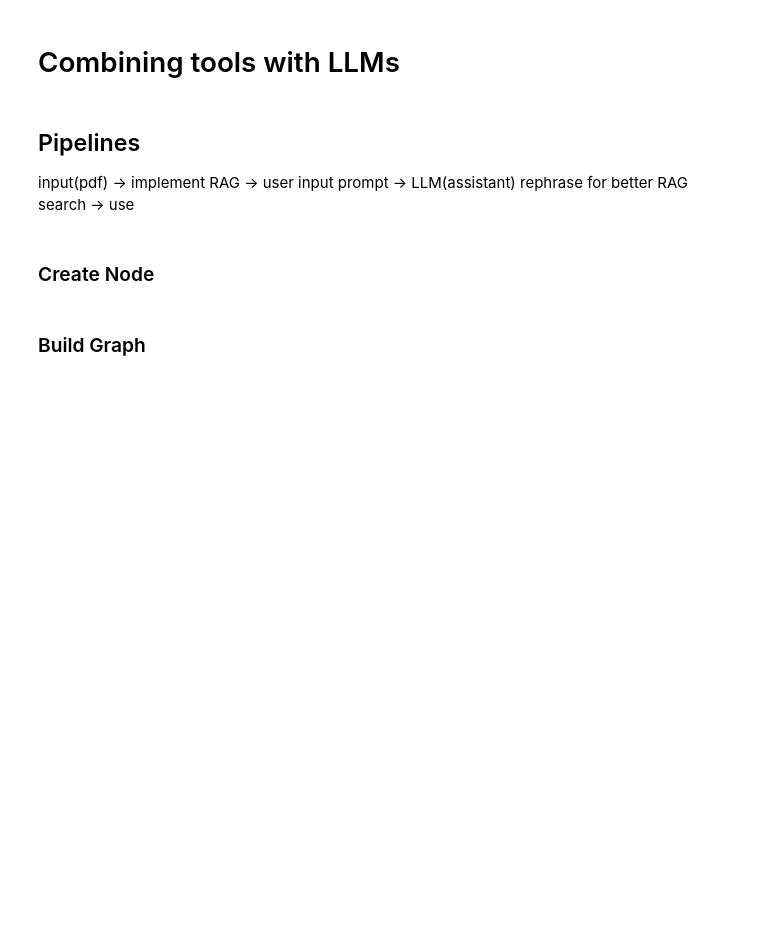
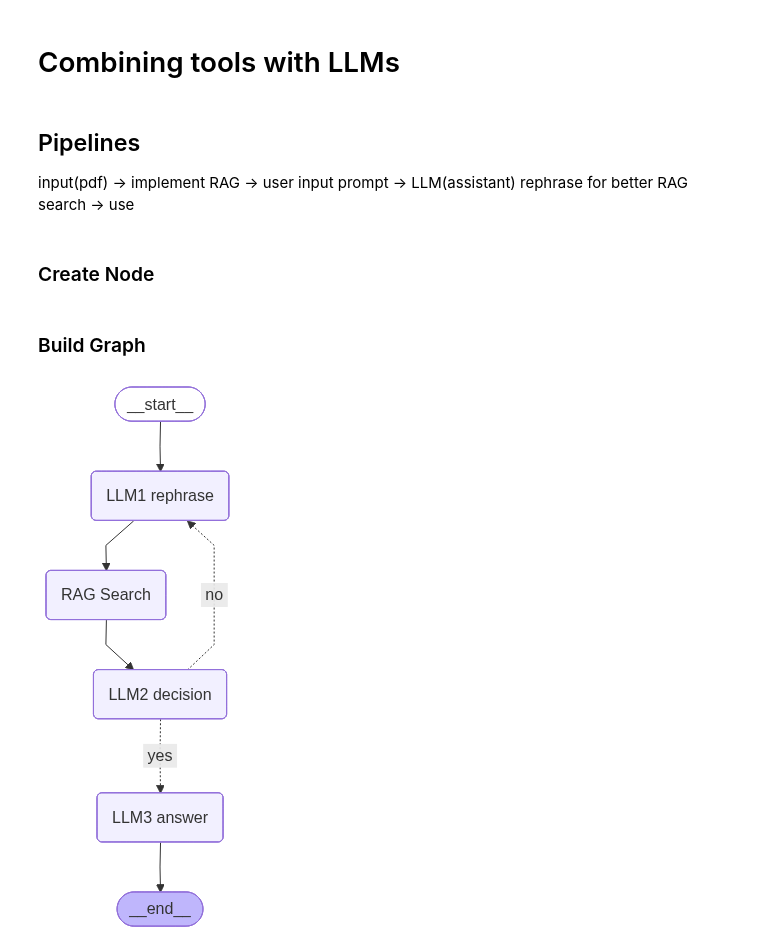
Before and after one commit to LouiZz04/RAGBOT, a Jupyter notebook: main.ipynb, the cells around one changed output. Saved outputs shown, nothing was run; the diff lists cells and outputs as text; code cells hidden in the pictures; blank space fills up the shorter version.

Commit message:
built graph

```diff
--- a/main.ipynb
+++ b/main.ipynb
@@ -57,16 +59,16 @@ def LLM1_rephrase(state: AgentState) -> None:
 # %%
 def RAG_search(state: AgentState) -> None:
-    state["context"].clear()
+    state["retreived_vectors"].clear()
     retreive = Chroma(persist_directory="chroma_db_data", embedding_function=data_transformation.embed_model)
     retriever = retreive.as_retriever(
     search_type="similarity",
     search_kwargs={"k": 5}
     )
     # This method lives inside the 'retriever' variable you just made
-    retrieved_docs = retriever.invoke(state["rephrased"])
+    retrieved_docs = retriever.invoke(state["LLM1_rephrased"])
 
     for i in retrieved_docs:
-        state["context"].append(i.page_content)
+        state["retreived_vectors"].append(i.page_content)
 # %%
 def LLM2_decision(state: AgentState) -> None:
     system_prompt = f"""
@@ -75,10 +77,10 @@ def LLM2_decision(state: AgentState) -> None:
     Give a binary score 'yes' or 'no' score to indicate whether the document is relevant to the question.
 
     question:
-    {state["question"]}
+    {state["user_input"]}
 
     retreived context:
-    {"\n".join(state["context"])}
+    {"\n".join(state["retreived_vectors"])}
     """
 
-    state["relevance"] = llm.invoke(system_prompt).content
+    state["LLM2_decision"] = llm.invoke(system_prompt).content
@@ -84,0 +112,6 @@ def LLM2_decision(state: AgentState) -> None:
+# %%
+def decision(state: AgentState) -> Literal["yes", "no"]:
+
+    if state["counter"]>3 or state["LLM2_decision"] == "yes":
+        return "yes"
+    return "no"
@@ -85,2 +124,28 @@ def LLM2_decision(state: AgentState) -> None:
 # %% [markdown]
 ### Build Graph
+# %%
+from IPython.display import Image, display
+
+builder = StateGraph(AgentState)
+
+builder.add_node("LLM1 rephrase", LLM1_rephrase)
+builder.add_node("RAG Search", RAG_search)
+builder.add_node("LLM2 decision", LLM2_decision)
+builder.add_node("LLM3 answer", LLM3_answer)
+
+builder.add_edge(START, "LLM1 rephrase")
+builder.add_edge("LLM1 rephrase", "RAG Search")
+builder.add_edge("RAG Search", "LLM2 decision")
+builder.add_conditional_edges("LLM2 decision",
+                              decision,
+                              {
+                                  "yes":"LLM3 answer",
+                                  "no":"LLM1 rephrase"
+                              })
+builder.add_edge("LLM3 answer", END)
+
+memory = InMemorySaver()
+graph = builder.compile(checkpointer=memory)
+display(Image(graph.get_graph(xray=True).draw_mermaid_png()))
+# %% [output]
+[figure, added]
```
Also changed, not shown: parts of 9 cells of this notebook, 1 other file.
